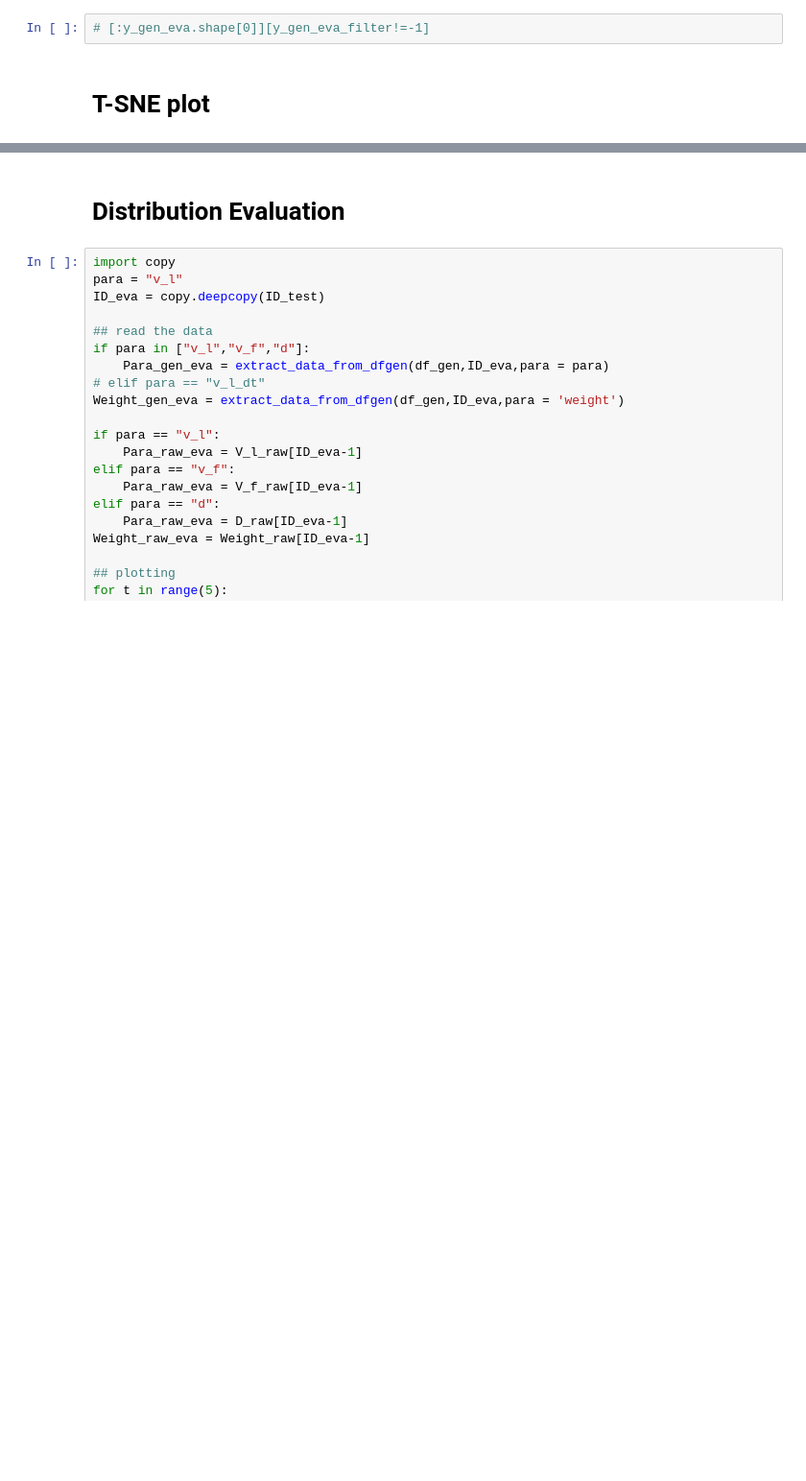
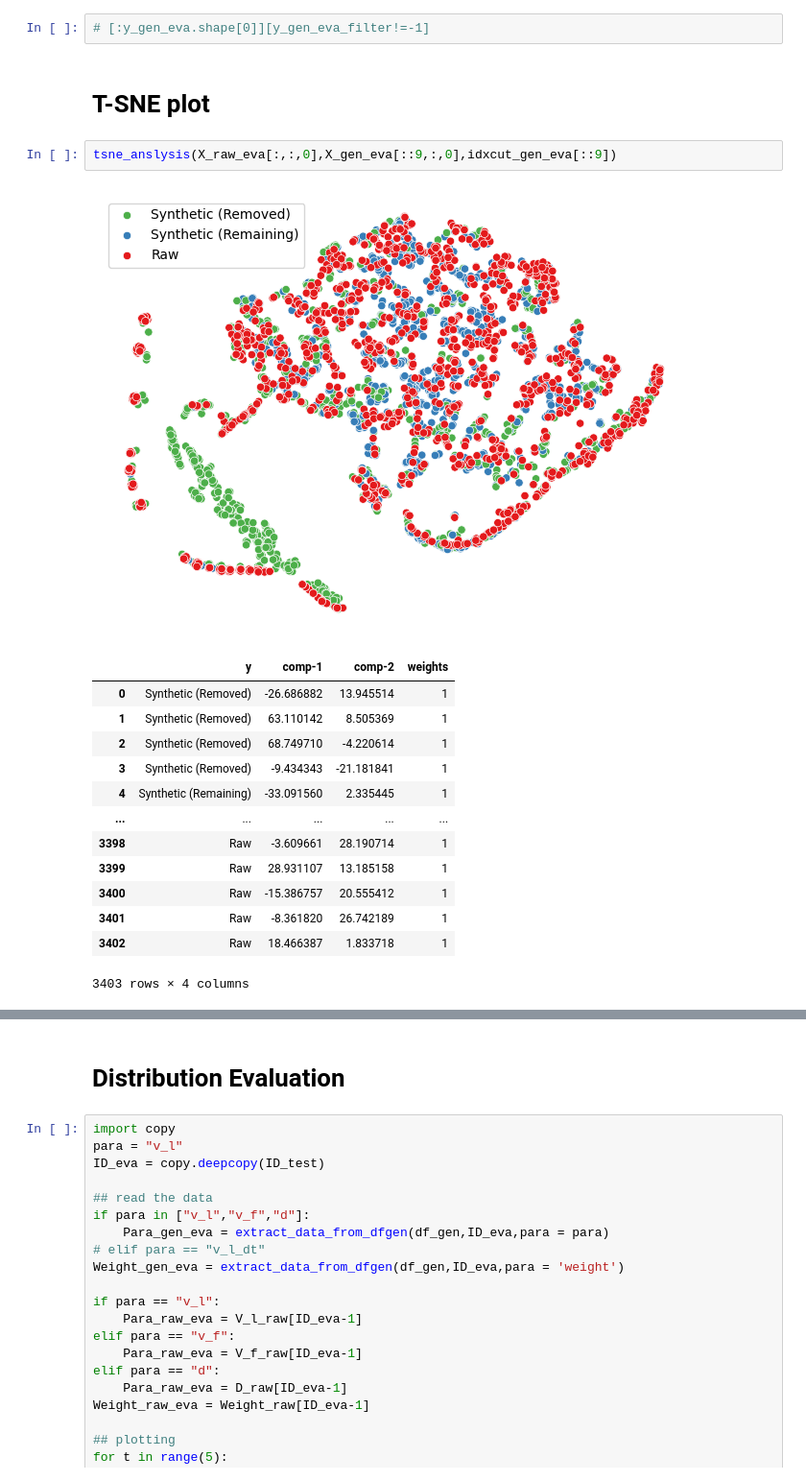
Before and after one commit to ShawnZhaoMX/RearEndCrashGeneration, a Jupyter notebook: Evaluation.ipynb, the cells around one changed output, grey strips where cells are left out. Shown at 96% size. Saved outputs shown, nothing was run; the diff lists cells and outputs as text; blank space fills up the shorter version.

Commit message:
update tsne

```diff
--- a/Evaluation.ipynb
+++ b/Evaluation.ipynb
@@ -99,6 +111,23 @@ trajInspection(
 # [:y_gen_eva.shape[0]][y_gen_eva_filter!=-1]
 # %% [markdown]
 # T-SNE plot
+# %%
+tsne_anslysis(X_raw_eva[:,:,0],X_gen_eva[::9,:,0],idxcut_gen_eva[::9])
+# %% [output]
+[figure, added]
+|  | y | comp-1 | comp-2 | weights |
+| 0 | Synthetic (Removed) | -26.686882 | 13.945514 | 1 |
+| 1 | Synthetic (Removed) | 63.110142 | 8.505369 | 1 |
+| 2 | Synthetic (Removed) | 68.749710 | -4.220614 | 1 |
+| 3 | Synthetic (Removed) | -9.434343 | -21.181841 | 1 |
+| 4 | Synthetic (Remaining) | -33.091560 | 2.335445 | 1 |
+| ... | ... | ... | ... | ... |
+| 3398 | Raw | -3.609661 | 28.190714 | 1 |
+| 3399 | Raw | 28.931107 | 13.185158 | 1 |
+| 3400 | Raw | -15.386757 | 20.555412 | 1 |
+| 3401 | Raw | -8.361820 | 26.742189 | 1 |
+| 3402 | Raw | 18.466387 | 1.833718 | 1 |
+3403 rows × 4 columns
 # %%
 tsne_anslysis(X_raw_eva[:,:,0],X_gen_eva[:,:,0],idxcut_gen_eva)
 # %% [output]
```
Also changed, not shown: parts of 5 cells of this notebook, 2 other files.
